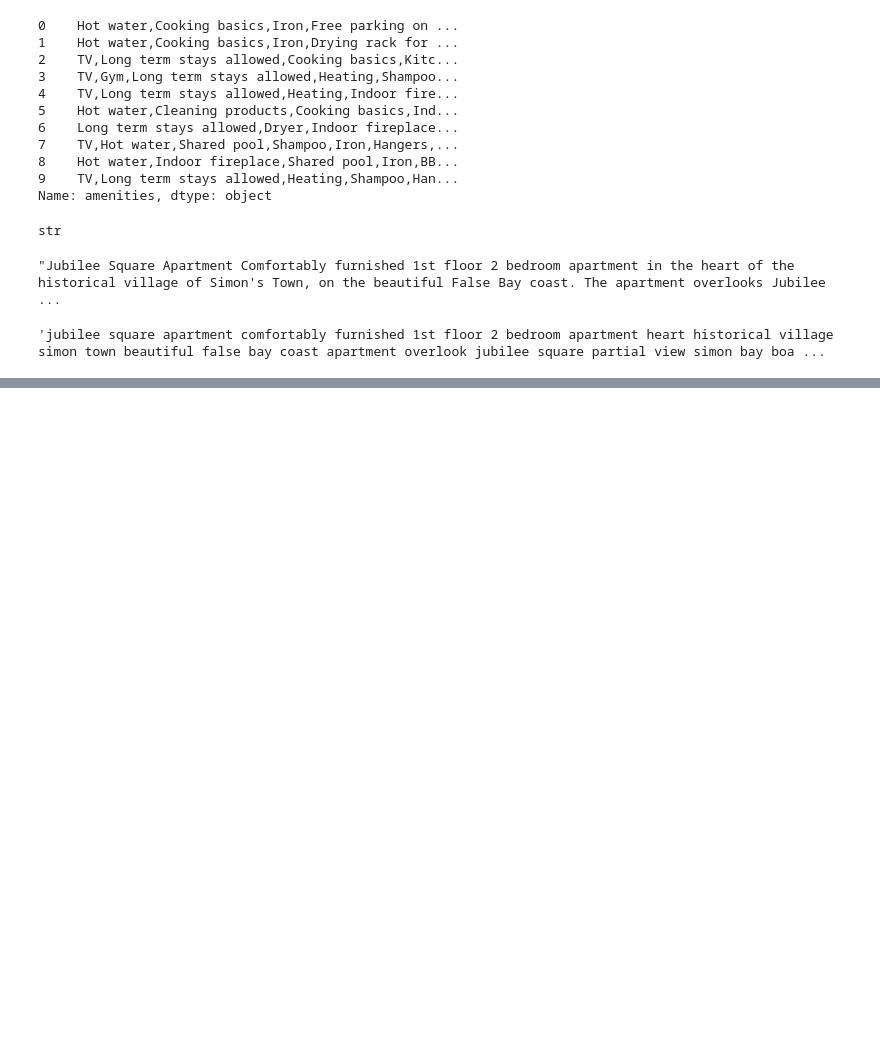
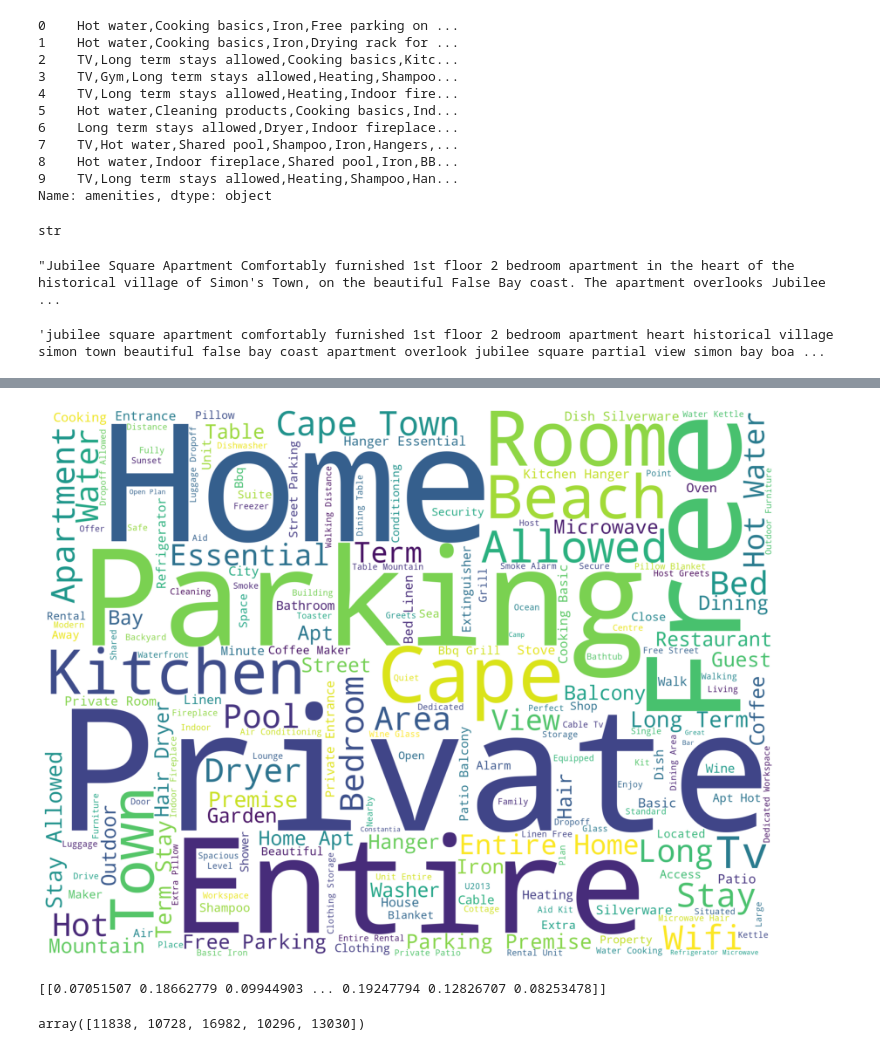
Before and after one commit to Nickimani/Airbnb_Project, a Jupyter notebook: Airbnb_Notebook.ipynb, the cells around one changed output, grey strips where cells are left out. Drawn from its saved outputs; the diff is of its cells as text; code cells hidden in the pictures; blank space fills up the shorter version.

```diff
--- a/Airbnb_Notebook.ipynb
+++ b/Airbnb_Notebook.ipynb
@@ -1253,0 +1274,19 @@ listings_df_copy['contents'][1]
+# %%
+# Wordcloud of the words with Count Vectorizer
+from wordcloud import WordCloud
+wordcloud = WordCloud(background_color = 'white', width = 2000, height = 1500).generate_from_frequencies(dict(cv_freq))
+plt.figure(figsize=(15,12))
+plt.imshow(wordcloud)
+plt.axis('off');
+# %% [output]
+[figure, added]
+# %%
+query = cv.transform(['I want an apartment in cape town with free parking'])
+print(cosine_similarity(query, cv_matrix))
+# %% [output]
+[[0.07051507 0.18662779 0.09944903 ... 0.19247794 0.12826707 0.08253478]]
+# %%
+similarity = cosine_similarity(query, cv_matrix)
+np.argsort(similarity[0])[-5:]
+# %% [output]
+array([11838, 10728, 16982, 10296, 13030])
```
Also changed, not shown: parts of 5 cells of this notebook.
